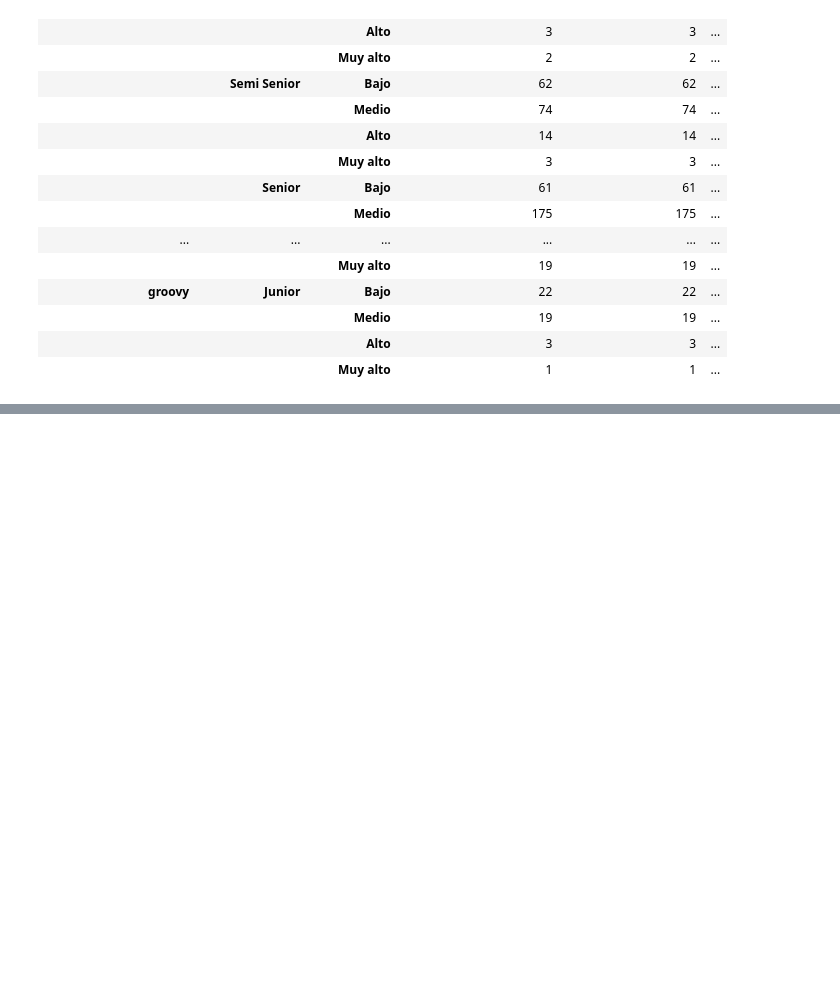
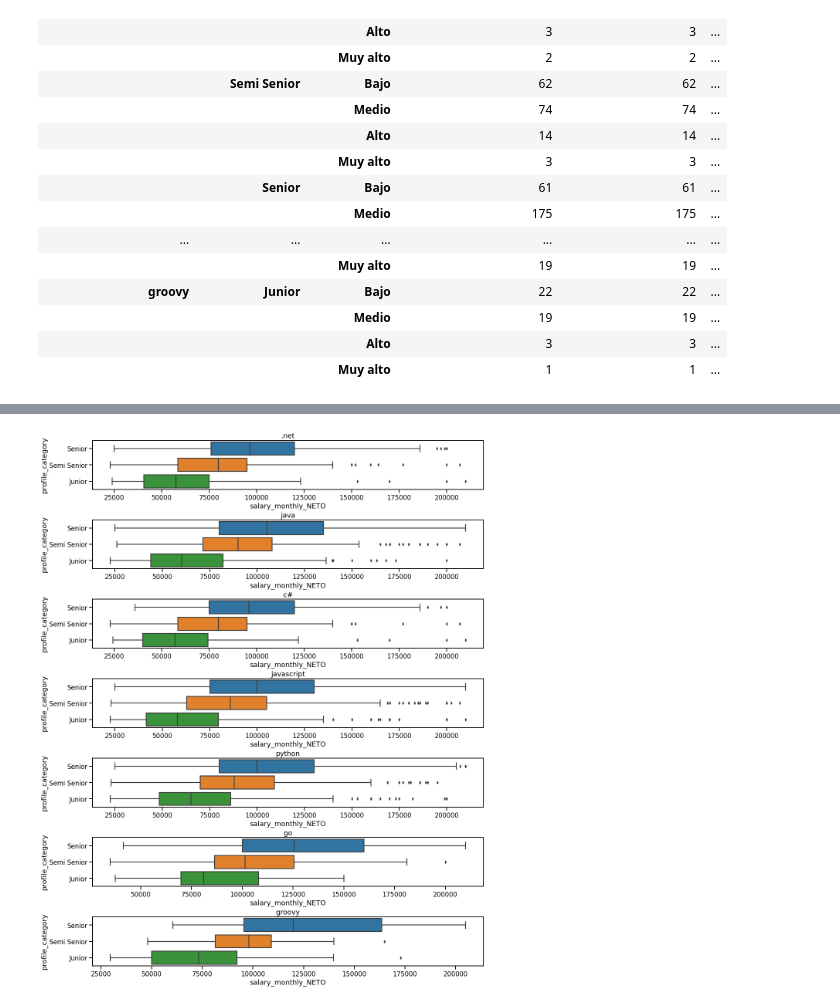
Before and after one commit to DiploDatosGrupo14/AnalisisyVisualizacion, a Jupyter notebook: Ejercicio 1.ipynb, the cells around one changed output, grey strips where cells are left out. Cells and saved outputs as stored; diff of their text form; code cells hidden in the pictures; blank space fills up the shorter version.

```diff
--- a/Ejercicio 1.ipynb
+++ b/Ejercicio 1.ipynb
@@ -341,0 +358,10 @@ small_dataframe.groupby(['programming_language', 'profile_category', 'salary_ran
+# %%
+fig, axes = plt.subplots(nrows=len(popular_languages), figsize=(16, 20), constrained_layout=True)
+
+for index, language in enumerate(popular_languages):
+    filtered_data_in_lang = small_dataframe[small_dataframe.programming_language.isin([language])]
+    axes[index].set_title(label=popular_languages[index])
+    data = small_dataframe[small_dataframe['programming_language'] == language]
+    seaborn.boxplot(data=data, x="salary_monthly_NETO", y="profile_category", order=["Senior", "Semi Senior", "Junior"], ax=axes[index])
+# %% [output]
+[figure, added]
```
Also changed, not shown: parts of 8 cells of this notebook.
